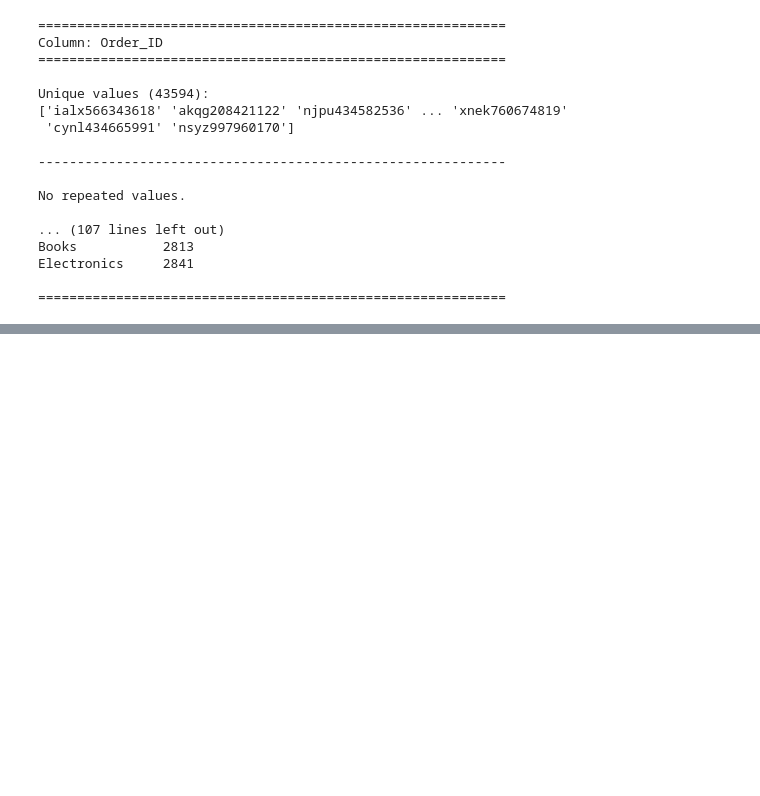
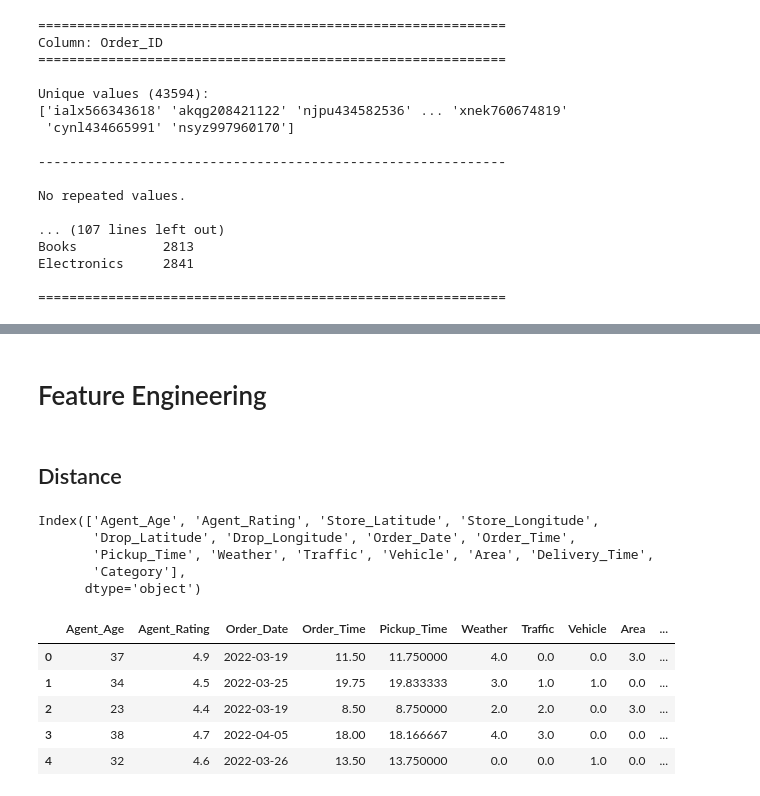
Before and after one commit to IgorComune/tech_challenge_ml_engineer_phase3, a Jupyter notebook: notebooks/01_EDA.ipynb, the cells around one changed output, grey strips where cells are left out. Saved outputs shown, nothing was run; the diff lists cells and outputs as text; code cells hidden in the pictures; blank space fills up the shorter version.

```diff
--- a/notebooks/01_EDA.ipynb
+++ b/notebooks/01_EDA.ipynb
@@ -302,0 +476,12 @@ NameError: name 'sns' is not defined
+# %% [markdown]
+# Feature Engineering
+# %% [markdown]
+## Distance
+# %%
+df.columns
+# %% [output]
+Index(['Agent_Age', 'Agent_Rating', 'Store_Latitude', 'Store_Longitude',
+       'Drop_Latitude', 'Drop_Longitude', 'Order_Date', 'Order_Time',
+       'Pickup_Time', 'Weather', 'Traffic', 'Vehicle', 'Area', 'Delivery_Time',
+       'Category'],
+      dtype='object')
@@ -302,0 +495,10 @@ NameError: name 'sns' is not defined
+# %%
+df_encoded = df_encoded.drop(columns=['Store_Latitude', 'Store_Longitude', 'Drop_Latitude', 'Drop_Longitude'])
+df_encoded.head()
+# %% [output]
+|  | Agent_Age | Agent_Rating | Order_Date | Order_Time | Pickup_Time | Weather | Traffic | Vehicle | Area | ... |
+| 0 | 37 | 4.9 | 2022-03-19 | 11.50 | 11.750000 | 4.0 | 0.0 | 0.0 | 3.0 | ... |
+| 1 | 34 | 4.5 | 2022-03-25 | 19.75 | 19.833333 | 3.0 | 1.0 | 1.0 | 0.0 | ... |
+| 2 | 23 | 4.4 | 2022-03-19 | 8.50 | 8.750000 | 2.0 | 2.0 | 0.0 | 3.0 | ... |
+| 3 | 38 | 4.7 | 2022-04-05 | 18.00 | 18.166667 | 4.0 | 3.0 | 0.0 | 0.0 | ... |
+| 4 | 32 | 4.6 | 2022-03-26 | 13.50 | 13.750000 | 0.0 | 0.0 | 1.0 | 0.0 | ... |
```
Also changed, not shown: parts of 40 cells of this notebook, 15 other files.
